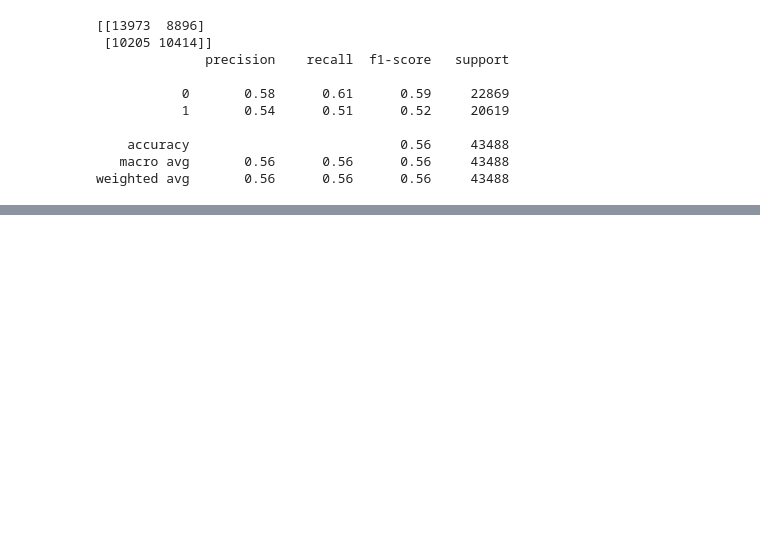
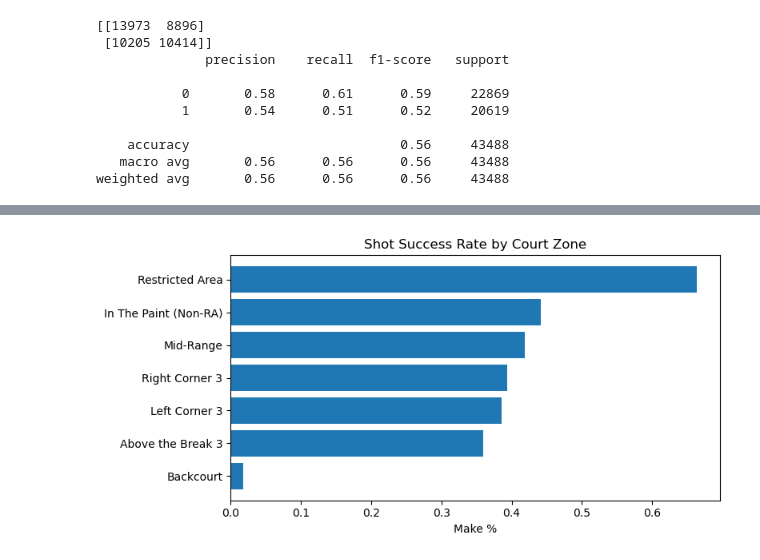
Before and after one commit to TylerKT20/NBA-Shot-Classification, a Jupyter notebook: notebooks/01_eda.ipynb, the cells around one changed output, grey strips where cells are left out. Cells and saved outputs as stored; diff of their text form; code cells hidden in the pictures; blank space fills up the shorter version.

```diff
--- a/notebooks/01_eda.ipynb
+++ b/notebooks/01_eda.ipynb
@@ -95,0 +155,9 @@ weighted avg       0.56      0.56      0.56     43488
+# %%
+zone_stats = (
+    df_clean.groupby('BASIC_ZONE')['SHOT_MADE']
+    .mean()
+    .sort_values(ascending=False)
+    .reset_index()
+)
+
+zone_stats
@@ -95,0 +173,11 @@ weighted avg       0.56      0.56      0.56     43488
+# %%
+plt.figure(figsize=(8, 4))
+plt.barh(zone_stats['BASIC_ZONE'], zone_stats['SHOT_MADE'])
+plt.xlabel('Make %')
+plt.title('Shot Success Rate by Court Zone')
+plt.gca().invert_yaxis()
+plt.tight_layout()
+plt.savefig('../visuals/shot_success_by_zone.png', dpi=300, bbox_inches='tight')
+plt.show()
+# %% [output]
+[figure, added]
```
Also changed, not shown: parts of 6 cells of this notebook, 2 other files.
